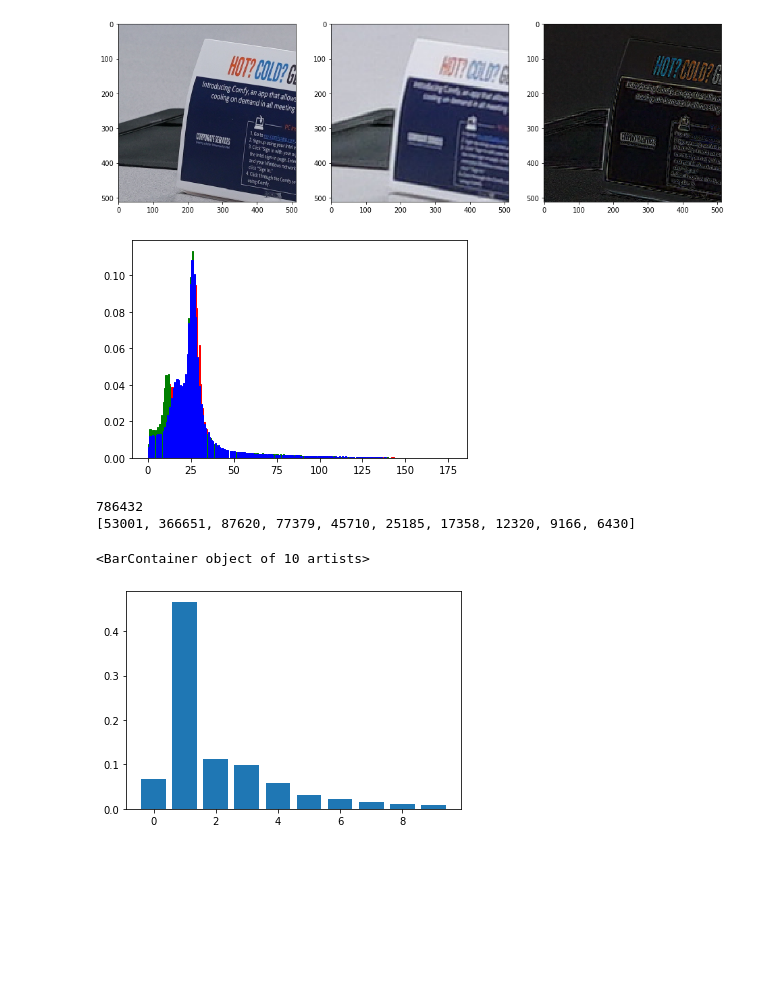
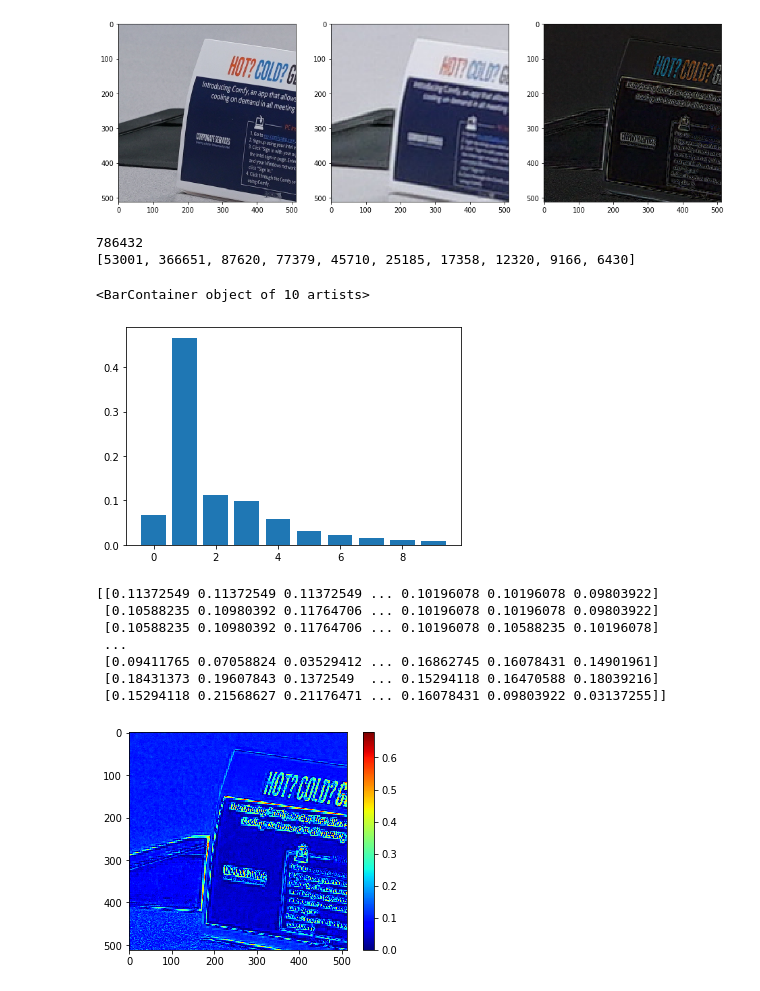
Before and after one commit to selous123/pytorch_zoom, a Jupyter notebook: zoom-pytorch.ipynb, the cells around one changed output. Cells and saved outputs as stored; diff of their text form; code cells hidden in the pictures; blank space fills up the shorter version.

```diff
--- a/zoom-pytorch.ipynb
+++ b/zoom-pytorch.ipynb
@@ -336,19 +336,6 @@ plt.imshow(res_img)
 #print(np.array(res_img))
 
 plt.show()
-
-r,g,b=res_img.split()
-
-plt.figure("ResImage")
-ar = np.array(r).flatten()
-plt.hist(ar, bins=256, density=1,facecolor='r',edgecolor='r')
-ag=np.array(g).flatten()
-plt.hist(ag, bins=256, density=1, facecolor='g',edgecolor='g')
-ab=np.array(b).flatten()
-plt.hist(ab, bins=256, density=1, facecolor='b',edgecolor='b')
-plt.show()
-
-
 a = np.array(res_img) / np.array(hr_img)
 
 print(a.size)
@@ -362,6 +349,20 @@ print(num)
 num = np.array(num)
 num = num / a.size
 plt.bar(range(10), num)
+
+# r,g,b=res_img.split()
+
+# plt.figure("ResImage")
+# ar = np.array(r).flatten()
+# plt.hist(ar, bins=256, density=1,facecolor='r',edgecolor='r',histtype='step')
+# ag=np.array(g).flatten()
+# plt.hist(ag, bins=256, density=1, facecolor='g',edgecolor='g',histtype='step')
+# ab=np.array(b).flatten()
+# plt.hist(ab, bins=256, density=1, facecolor='b',edgecolor='b',histtype='step')
+# plt.show()
+
+
+
 # print((a<0.1).sum())
 # #print((0.1<a<0.2).sum())
 # print(((a>0.2) & (a<0.3)).sum())
@@ -372,11 +373,28 @@ plt.bar(range(10), num)
 #print(((a>1)).sum())
 # %% [output]
 [figure]
-[figure, old version]
 786432
 [53001, 366651, 87620, 77379, 45710, 25185, 17358, 12320, 9166, 6430]
 <BarContainer object of 10 artists>
-[figure, removed]
+[figure, new version]
+# %%
+import seaborn as sns
+import numpy as np
+res_img1 = res_img.convert("L")
+res_img1 = np.array(res_img1) / 255.0
+print(res_img1)
+plt.imshow(res_img1, cmap='jet')
+plt.colorbar()
+plt.show()
+# %% [output]
+[[0.11372549 0.11372549 0.11372549 ... 0.10196078 0.10196078 0.09803922]
+ [0.10588235 0.10980392 0.11764706 ... 0.10196078 0.10196078 0.09803922]
+ [0.10588235 0.10980392 0.11764706 ... 0.10196078 0.10588235 0.10196078]
+ ...
+ [0.09411765 0.07058824 0.03529412 ... 0.16862745 0.16078431 0.14901961]
+ [0.18431373 0.19607843 0.1372549  ... 0.15294118 0.16470588 0.18039216]
+ [0.15294118 0.21568627 0.21176471 ... 0.16078431 0.09803922 0.03137255]]
+[figure, added]
 # %%
 import torch
 
```
Also changed, not shown: 10 other files.
